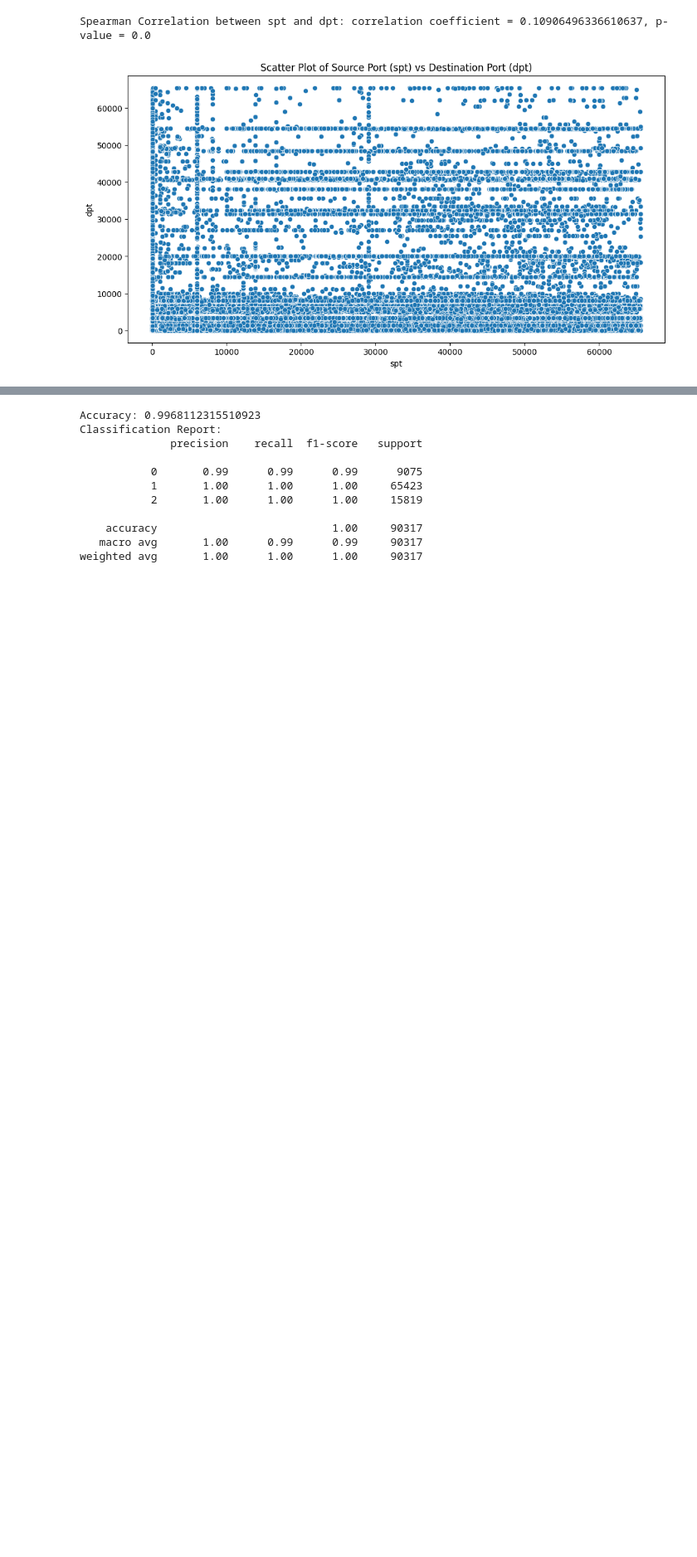
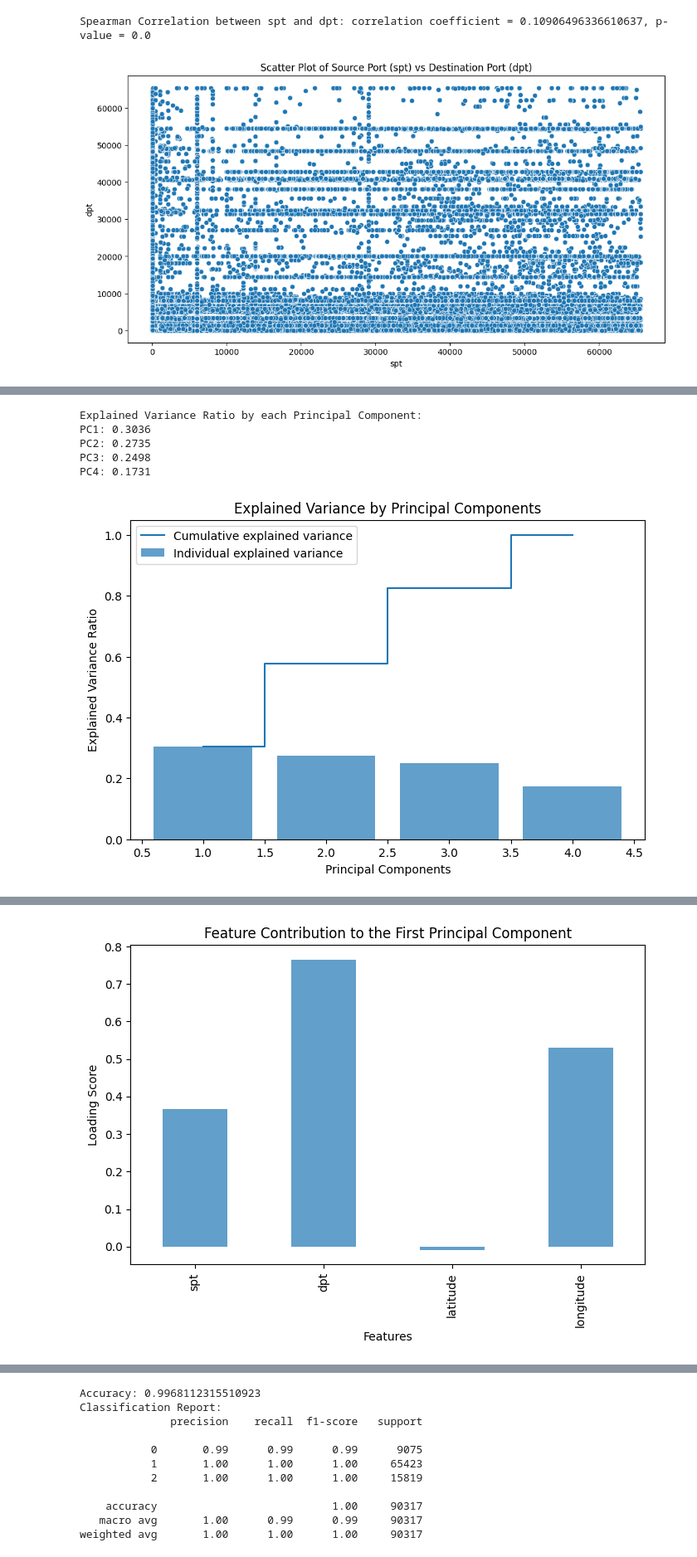
Before and after one commit to Sonok/CMSC320_Final_Project, a Jupyter notebook: CMSC320FinalProject.ipynb, the cells around one changed output, grey strips where cells are left out. Shown: that part at 83% size. Saved outputs shown, nothing was run; the diff lists cells and outputs as text; code cells hidden in the pictures; blank space fills up the shorter version.

```diff
--- a/CMSC320FinalProject.ipynb
+++ b/CMSC320FinalProject.ipynb
@@ -270,0 +295,79 @@ Residual        1.260175e+10  8.0       NaN       NaN
+# %%
+import pandas as pd
+import numpy as np
+from sklearn.decomposition import PCA
+from sklearn.preprocessing import StandardScaler
+import matplotlib.pyplot as plt
+
+# Step 1: Load the dataset
+file_path = 'AWS_Honeypot_marx-geo.csv'
+df = pd.read_csv(file_path)
+
+# Handle missing values by filling with the median for numeric columns
+numeric_columns = df.select_dtypes(include=[np.number]).columns
+df[numeric_columns] = df[numeric_columns].fillna(df[numeric_columns].median())
+
+# Convert IP addresses to numeric if necessary (here we assume they are already numeric for simplicity)
+# If IP addresses are not numeric, you might need to convert them using some encoding technique
+# For simplicity, we will drop the 'src' column in this example
+
+# Select numeric features for PCA
+features = ['spt', 'dpt', 'latitude', 'longitude']
+df_features = df[features]
+
+# Ensure all selected features are numeric
+df_features = df_features.apply(pd.to_numeric, errors='coerce')
+
+# Drop rows with NaN values that could not be converted to numeric
+df_features = df_features.dropna()
+
+# Standardize the features
+scaler = StandardScaler()
+scaled_features = scaler.fit_transform(df_features)
+
+# Apply PCA
+pca = PCA(n_components=len(features))
+principal_components = pca.fit_transform(scaled_features)
+
+# Create a DataFrame with the principal components
+pca_df = pd.DataFrame(data=principal_components, columns=[f'PC{i+1}' for i in range(len(features))])
+
+# Explained variance ratio to see the contribution of each principal component
+explained_variance = pca.explained_variance_ratio_
+
+# Print the explained variance ratio
+print("Explained Variance Ratio by each Principal Component:")
+for i, var in enumerate(explained_variance):
+    print(f"PC{i+1}: {var:.4f}")
+
+# Plotting the explained variance
+plt.figure(figsize=(8, 5))
+plt.bar(range(1, len(features)+1), explained_variance, alpha=0.7, align='center', label='Individual explained variance')
+plt.step(range(1, len(features)+1), explained_variance.cumsum(), where='mid', label='Cumulative explained variance')
+plt.ylabel('Explained Variance Ratio')
+plt.xlabel('Principal Components')
+plt.legend(loc='best')
+plt.title('Explained Variance by Principal Components')
+plt.show()
+
+# Get the loading scores
+loading_scores = pd.DataFrame(pca.components_.T, columns=[f'PC{i+1}' for i in range(len(features))], index=features)
+
+# Print loading scores
+print("Loading Scores (Contribution of each feature to the principal components):")
+print(loading_scores)
+
+# Plotting the loading scores for the first principal component
+plt.figure(figsize=(8, 5))
+loading_scores['PC1'].plot(kind='bar', alpha=0.7)
+plt.ylabel('Loading Score')
+plt.xlabel('Features')
+plt.title('Feature Contribution to the First Principal Component')
+plt.show()
+# %% [output]
+Explained Variance Ratio by each Principal Component:
+PC1: 0.3036
+PC2: 0.2735
+PC3: 0.2498
+PC4: 0.1731
+[figure, added]
@@ -271,3 +380,4 @@ Residual        1.260175e+10  8.0       NaN       NaN
+[figure, added]
 # %% [markdown]
 
 # Explanation
```
Also changed, not shown: parts of 5 cells of this notebook.
